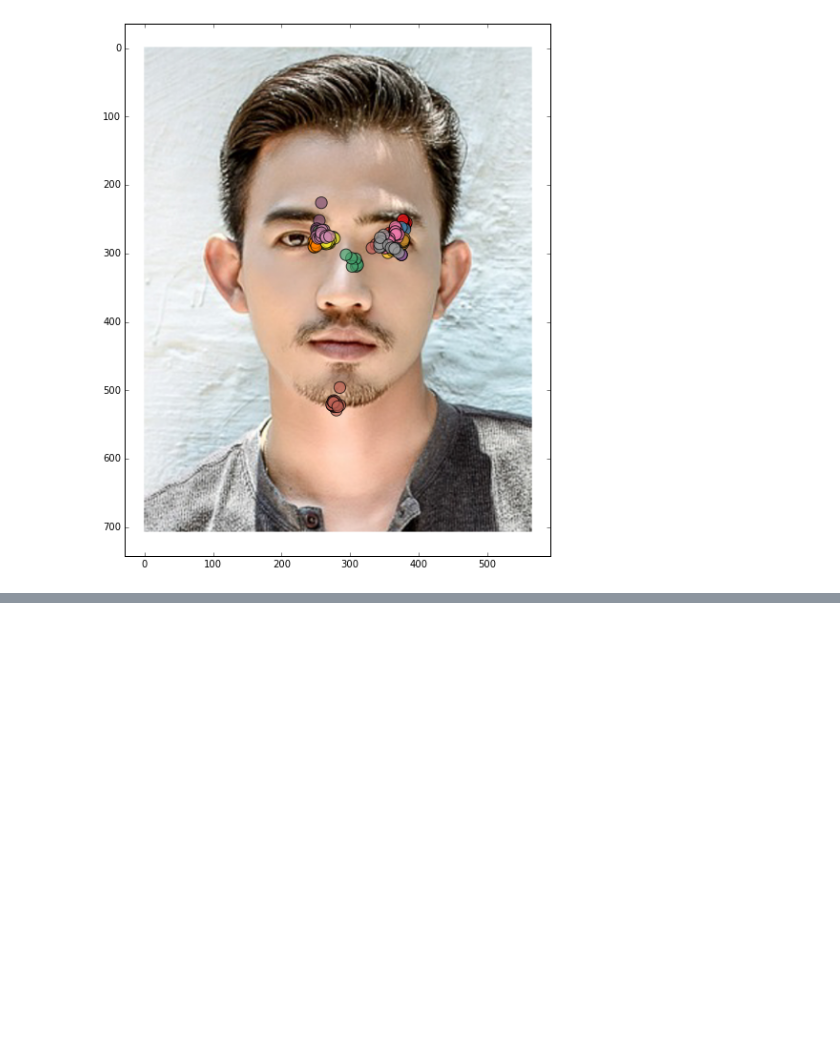
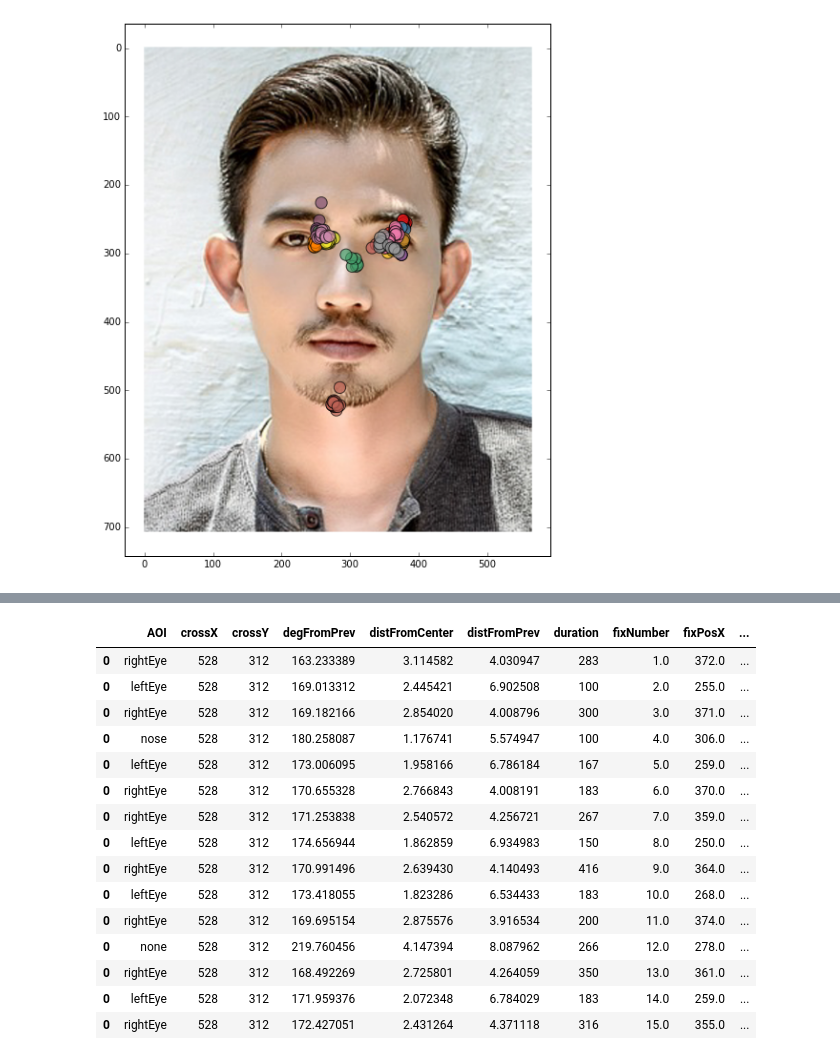
Before and after one commit to jeffmacinnes/AVB_tobii_pipeline, a Jupyter notebook: filteringSteps.ipynb, the cells around one changed output, grey strips where cells are left out. Saved outputs shown, nothing was run; the diff lists cells and outputs as text; code cells hidden in the pictures; blank space fills up the shorter version.

```diff
--- a/filteringSteps.ipynb
+++ b/filteringSteps.ipynb
@@ -217,17 +213,21 @@ dt_df = dtFilt.applyFilter(dt_df)
+# %%
+# create filter object, and pass trial dataframe through it
+dtFilt = FixationFilter_IDT()
+trial_df = dtFilt.applyFilter(trial_df)
 # %% [markdown]
 #### Show Fixation Locations
 # %%
 plt.figure(figsize=(14, 7))
 
 # draw fixation areas
-for f in np.unique(dt_df.fixNumber):
+for f in np.unique(trial_df.fixNumber):
     if f>0:
-        fix_df = dt_df.loc[dt_df.fixNumber == f]
+        fix_df = trial_df.loc[trial_df.fixNumber == f]
         plt.axvspan(fix_df.index[0], fix_df.index[-1], facecolor='blue', alpha=.3)
 
 # draw the gaze locations in each dimension
-plt.plot(dt_df['gaze-X'], '-r', lw=1)
-plt.plot(dt_df['gaze-Y'], '-g', lw=1)
+plt.plot(trial_df['gaze-X'], '-r', lw=1)
+plt.plot(trial_df['gaze-Y'], '-g', lw=1)
 plt.legend()
 # %% [output]
 <matplotlib.legend.Legend at 0x...>
@@ -245,0 +329,4 @@ plt.scatter(tmp['gaze-X'], tmp['gaze-Y'], c=tmp['fixNumber'], s=150, alpha=.7, c
+# %%
+# Instantiate AOI object
+scaleFactor = AOI_stim.shape[1]/imW      # scale factor necessary for converting gaze coords to AOI dimensions
+trialAOIs = AOIs(AOI_stim, scaleFactor)
@@ -245,0 +413,19 @@ plt.scatter(tmp['gaze-X'], tmp['gaze-Y'], c=tmp['fixNumber'], s=150, alpha=.7, c
+# %%
+allFix_summary
+# %% [output]
+|  | AOI | crossX | crossY | degFromPrev | distFromCenter | distFromPrev | duration | fixNumber | fixPosX | ... |
+| 0 | rightEye | 528 | 312 | 163.233389 | 3.114582 | 4.030947 | 283 | 1.0 | 372.0 | ... |
+| 0 | leftEye | 528 | 312 | 169.013312 | 2.445421 | 6.902508 | 100 | 2.0 | 255.0 | ... |
+| 0 | rightEye | 528 | 312 | 169.182166 | 2.854020 | 4.008796 | 300 | 3.0 | 371.0 | ... |
+| 0 | nose | 528 | 312 | 180.258087 | 1.176741 | 5.574947 | 100 | 4.0 | 306.0 | ... |
+| 0 | leftEye | 528 | 312 | 173.006095 | 1.958166 | 6.786184 | 167 | 5.0 | 259.0 | ... |
+| 0 | rightEye | 528 | 312 | 170.655328 | 2.766843 | 4.008191 | 183 | 6.0 | 370.0 | ... |
+| 0 | rightEye | 528 | 312 | 171.253838 | 2.540572 | 4.256721 | 267 | 7.0 | 359.0 | ... |
+| 0 | leftEye | 528 | 312 | 174.656944 | 1.862859 | 6.934983 | 150 | 8.0 | 250.0 | ... |
+| 0 | rightEye | 528 | 312 | 170.991496 | 2.639430 | 4.140493 | 416 | 9.0 | 364.0 | ... |
+| 0 | leftEye | 528 | 312 | 173.418055 | 1.823286 | 6.534433 | 183 | 10.0 | 268.0 | ... |
+| 0 | rightEye | 528 | 312 | 169.695154 | 2.875576 | 3.916534 | 200 | 11.0 | 374.0 | ... |
+| 0 | none | 528 | 312 | 219.760456 | 4.147394 | 8.087962 | 266 | 12.0 | 278.0 | ... |
+| 0 | rightEye | 528 | 312 | 168.492269 | 2.725801 | 4.264059 | 350 | 13.0 | 361.0 | ... |
+| 0 | leftEye | 528 | 312 | 171.959376 | 2.072348 | 6.784029 | 183 | 14.0 | 259.0 | ... |
+| 0 | rightEye | 528 | 312 | 172.427051 | 2.431264 | 4.371118 | 316 | 15.0 | 355.0 | ... |
```
Also changed, not shown: parts of 10 cells of this notebook.
